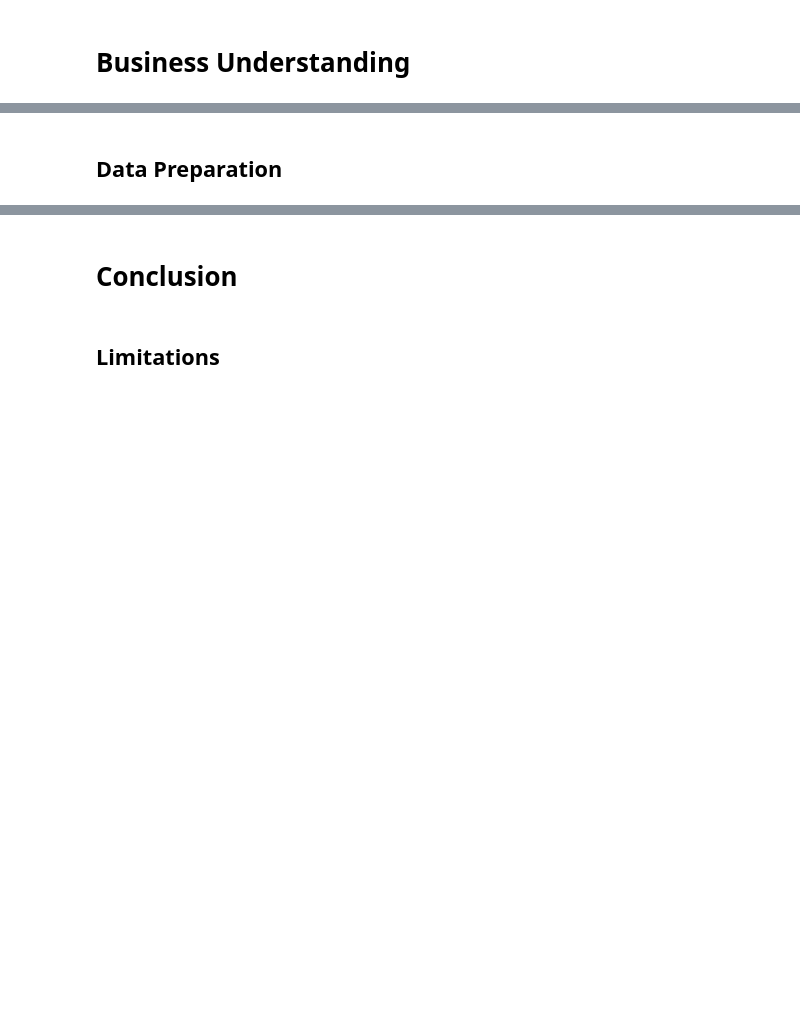
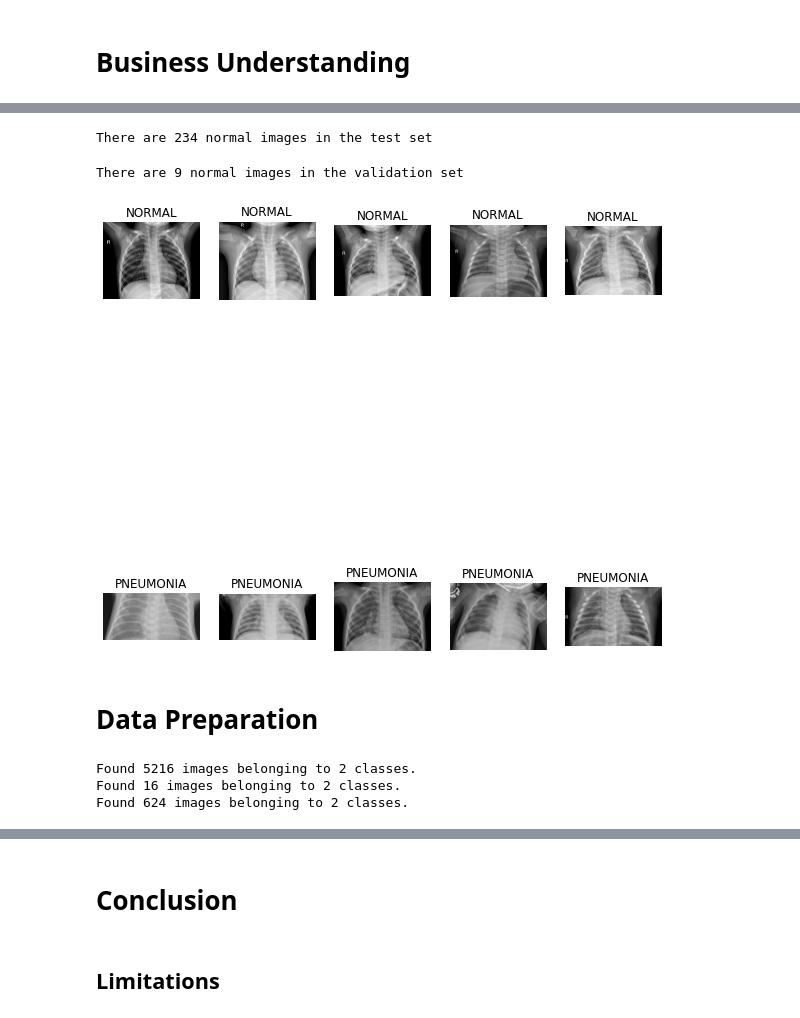
Before and after one commit to lpb3393/predicting_pneumonia, a Jupyter notebook: predicting_pneumonia.ipynb, the cells around one changed output, grey strips where cells are left out. Saved outputs shown, nothing was run; the diff lists cells and outputs as text; code cells hidden in the pictures; blank space fills up the shorter version.

```diff
--- a/predicting_pneumonia.ipynb
+++ b/predicting_pneumonia.ipynb
@@ -4,0 +67,8 @@
+# %%
+print('There are', len(os.listdir(test_normal)), 'normal images in the test set')
+# %% [output]
+There are 234 normal images in the test set
+# %%
+print('There are', len(os.listdir(val_normal)), 'normal images in the validation set')
+# %% [output]
+There are 9 normal images in the validation set
@@ -5,2 +84,36 @@
+# %%
+fig = plt.figure(figsize=(10,12))
+for i in range(10):
+    if i<5:
+        fpath = f'{train_normal}/{normal_select[i]}'
+        label = 'NORMAL'
+    else:
+        fpath = f'{train_pneumonia}/{pneumonia_select[i-5]}'
+        label = 'PNEUMONIA'
+    ax = fig.add_subplot(2,5,i+1)
+
+    im = image.load_img(fpath)
+    plt.imshow(im)
+    plt.title(label)
+    plt.axis('off')
+plt.show()
+# %% [output]
+[figure, added]
 # %% [markdown]
-## Data Preparation
+# Data Preparation
+# %%
+test_generator = ImageDataGenerator(rescale=1./255).flow_from_directory(
+        test_folder,
+        target_size=(64, 64), batch_size = 624)
+
+val_generator = ImageDataGenerator(rescale=1./255).flow_from_directory(
+        val_folder,
+        target_size=(64, 64), batch_size = 16)
+
+train_generator = ImageDataGenerator(rescale=1./255).flow_from_directory(
+        train_folder,
+        target_size=(64, 64), batch_size=5216)
+# %% [output]
+Found 5216 images belonging to 2 classes.
+Found 16 images belonging to 2 classes.
+Found 624 images belonging to 2 classes.
```
Also changed, not shown: parts of 44 cells of this notebook.
